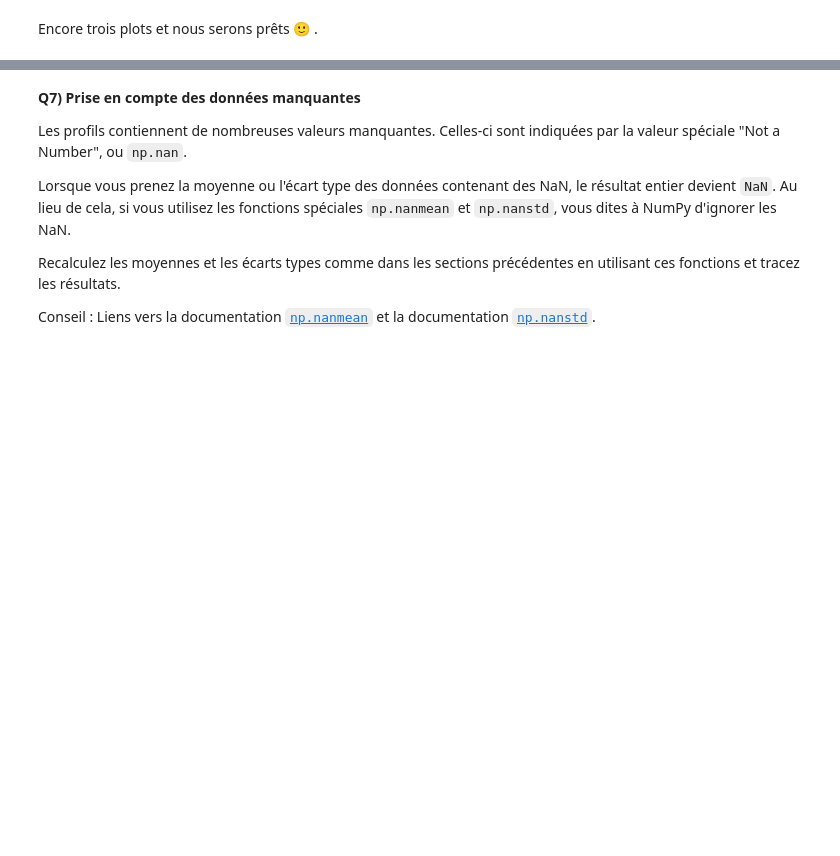
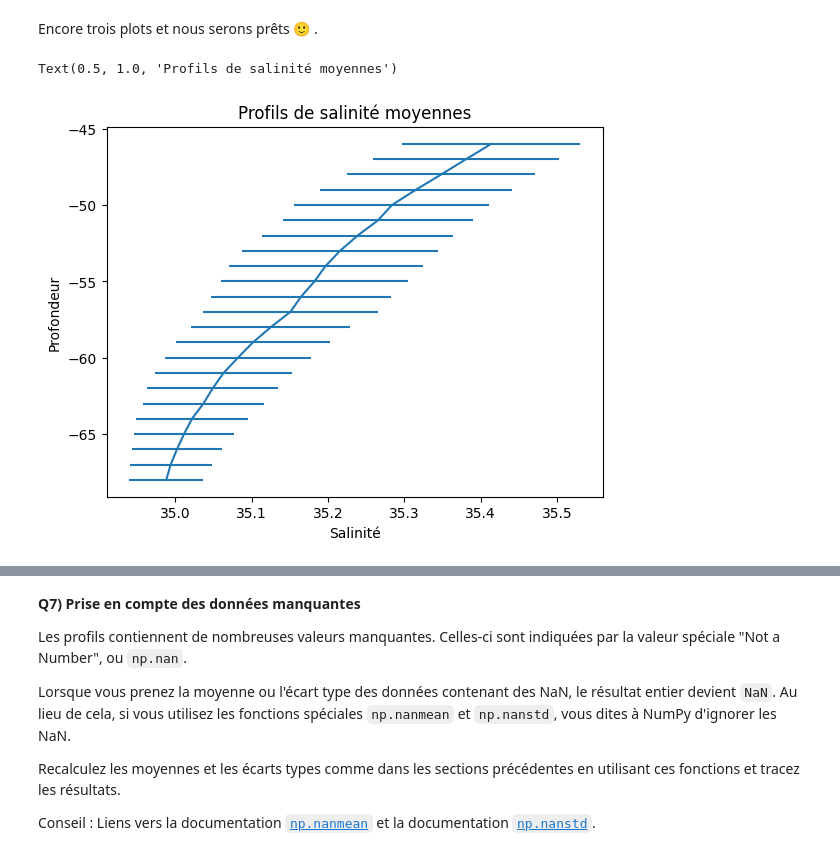
Before and after one commit to AmandaSeebaluck/2024_Geoinformatique_I, a Jupyter notebook: Copie_de_S4_IP_exercice.ipynb, the cells around one changed output, grey strips where cells are left out. Cells and saved outputs as stored; diff of their text form; code cells hidden in the pictures; blank space fills up the shorter version.

```diff
--- a/Copie_de_S4_IP_exercice.ipynb
+++ b/Copie_de_S4_IP_exercice.ipynb
@@ -202,0 +334,5 @@ ___
+# %%
+moyenne_S = np.mean(S,axis=1)
+print(moyenne_S)
+moyenne_P = np.mean(P,axis=1)
+print(moyenne_P)
@@ -226,2 +404,10 @@ plt.title(___)
 # %% [markdown]
 Encore trois plots et nous serons prêts 🙂 .
+# %%
+plt.errorbar(moyenne_S, -level,xerr=ecart_type_S)
+plt.xlabel('Salinité')
+plt.ylabel('Profondeur')
+plt.title('Profils de salinité moyennes')
+# %% [output]
+Text(0.5, 1.0, 'Profils de salinité moyennes')
+[figure, added]
```
Also changed, not shown: parts of 54 cells of this notebook.
